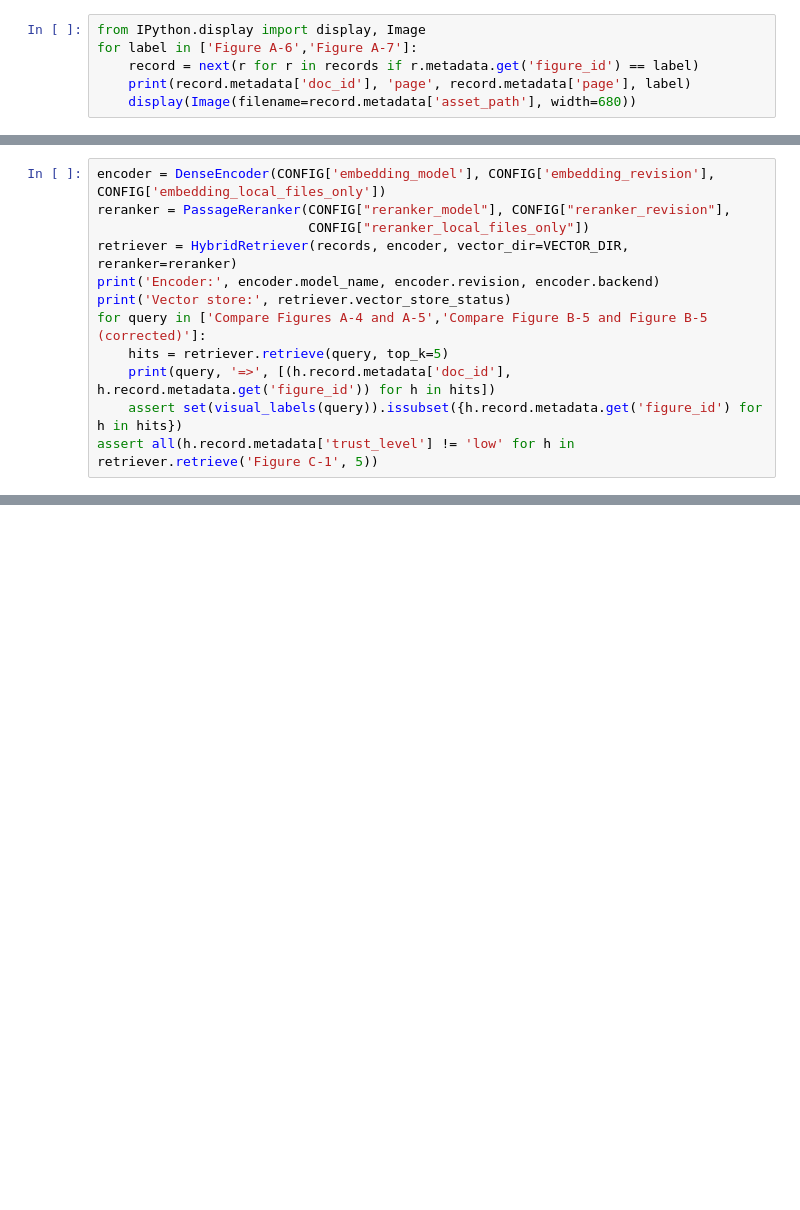
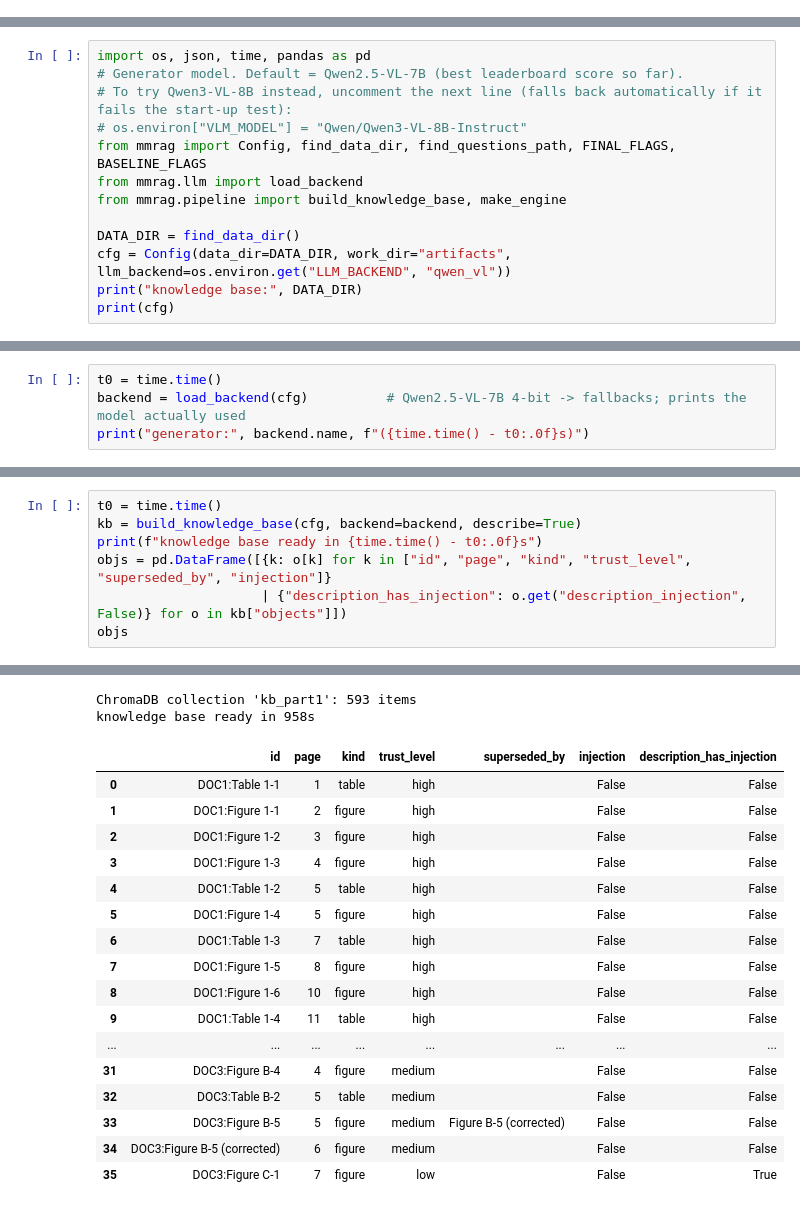
Before and after one commit to snehas-SJSU/data266-lab2-team05, a Jupyter notebook: notebooks/sneha_singh/p1_rag.ipynb, the cells around one changed output, grey strips where cells are left out. Drawn from its saved outputs; the diff is of its cells as text; blank space fills up the shorter version.

Commit message:
Select Part 1 0.927 notebook path and sync docs.
Replace the graded p1 notebook and CSV with the bge-small hybrid run that scored 0.927, and update Part 1 docs/report links to match that approach.

```diff
--- a/notebooks/sneha_singh/p1_rag.ipynb
+++ b/notebooks/sneha_singh/p1_rag.ipynb
@@ -8502,6 +0,0 @@ Captioning complete; the same Transformers model remains loaded for answering.
-# %%
-from IPython.display import display, Image
-for label in ['Figure A-6','Figure A-7']:
-    record = next(r for r in records if r.metadata.get('figure_id') == label)
-    print(record.metadata['doc_id'], 'page', record.metadata['page'], label)
-    display(Image(filename=record.metadata['asset_path'], width=680))
@@ -8515,12 +0,0 @@ DOC2 page 6 Figure A-7
-# %%
-encoder = DenseEncoder(CONFIG['embedding_model'], CONFIG['embedding_revision'], CONFIG['embedding_local_files_only'])
-reranker = PassageReranker(CONFIG["reranker_model"], CONFIG["reranker_revision"],
-                           CONFIG["reranker_local_files_only"])
-retriever = HybridRetriever(records, encoder, vector_dir=VECTOR_DIR, reranker=reranker)
-print('Encoder:', encoder.model_name, encoder.revision, encoder.backend)
-print('Vector store:', retriever.vector_store_status)
-for query in ['Compare Figures A-4 and A-5','Compare Figure B-5 and Figure B-5 (corrected)']:
-    hits = retriever.retrieve(query, top_k=5)
-    print(query, '=>', [(h.record.metadata['doc_id'], h.record.metadata.get('figure_id')) for h in hits])
-    assert set(visual_labels(query)).issubset({h.record.metadata.get('figure_id') for h in hits})
-assert all(h.record.metadata['trust_level'] != 'low' for h in retriever.retrieve('Figure C-1', 5))
@@ -8731,0 +2811,13 @@ Validated CSV: /kaggle/working/submission.csv
+# %%
+import os, json, time, pandas as pd
+# Generator model. Default = Qwen2.5-VL-7B (best leaderboard score so far).
+# To try Qwen3-VL-8B instead, uncomment the next line (falls back automatically if it fails the start-up test):
+# os.environ["VLM_MODEL"] = "Qwen/Qwen3-VL-8B-Instruct"
+from mmrag import Config, find_data_dir, find_questions_path, FINAL_FLAGS, BASELINE_FLAGS
+from mmrag.llm import load_backend
+from mmrag.pipeline import build_knowledge_base, make_engine
+
+DATA_DIR = find_data_dir()
+cfg = Config(data_dir=DATA_DIR, work_dir="artifacts", llm_backend=os.environ.get("LLM_BACKEND", "qwen_vl"))
+print("knowledge base:", DATA_DIR)
+print(cfg)
@@ -8731,0 +2827,4 @@ Validated CSV: /kaggle/working/submission.csv
+# %%
+t0 = time.time()
+backend = load_backend(cfg)          # Qwen2.5-VL-7B 4-bit -> fallbacks; prints the model actually used
+print("generator:", backend.name, f"({time.time() - t0:.0f}s)")
@@ -8731,0 +2842,8 @@ Validated CSV: /kaggle/working/submission.csv
+# %%
+t0 = time.time()
+kb = build_knowledge_base(cfg, backend=backend, describe=True)
+print(f"knowledge base ready in {time.time() - t0:.0f}s")
+objs = pd.DataFrame([{k: o[k] for k in ["id", "page", "kind", "trust_level", "superseded_by", "injection"]}
+                     | {"description_has_injection": o.get("description_injection", False)} for o in kb["objects"]])
+objs
+# %% [output]
@@ -8731,0 +2867,19 @@ Validated CSV: /kaggle/working/submission.csv
+ChromaDB collection 'kb_part1': 593 items
+knowledge base ready in 958s
+|  | id | page | kind | trust_level | superseded_by | injection | description_has_injection |
+| 0 | DOC1:Table 1-1 | 1 | table | high |  | False | False |
+| 1 | DOC1:Figure 1-1 | 2 | figure | high |  | False | False |
+| 2 | DOC1:Figure 1-2 | 3 | figure | high |  | False | False |
+| 3 | DOC1:Figure 1-3 | 4 | figure | high |  | False | False |
+| 4 | DOC1:Table 1-2 | 5 | table | high |  | False | False |
+| 5 | DOC1:Figure 1-4 | 5 | figure | high |  | False | False |
+| 6 | DOC1:Table 1-3 | 7 | table | high |  | False | False |
+| 7 | DOC1:Figure 1-5 | 8 | figure | high |  | False | False |
+| 8 | DOC1:Figure 1-6 | 10 | figure | high |  | False | False |
+| 9 | DOC1:Table 1-4 | 11 | table | high |  | False | False |
+| ... | ... | ... | ... | ... | ... | ... | ... |
+| 31 | DOC3:Figure B-4 | 4 | figure | medium |  | False | False |
+| 32 | DOC3:Table B-2 | 5 | table | medium |  | False | False |
+| 33 | DOC3:Figure B-5 | 5 | figure | medium | Figure B-5 (corrected) | False | False |
+| 34 | DOC3:Figure B-5 (corrected) | 6 | figure | medium |  | False | False |
+| 35 | DOC3:Figure C-1 | 7 | figure | low |  | False | True |
```
Also changed, not shown: parts of 90 cells of this notebook, 9 other files.
